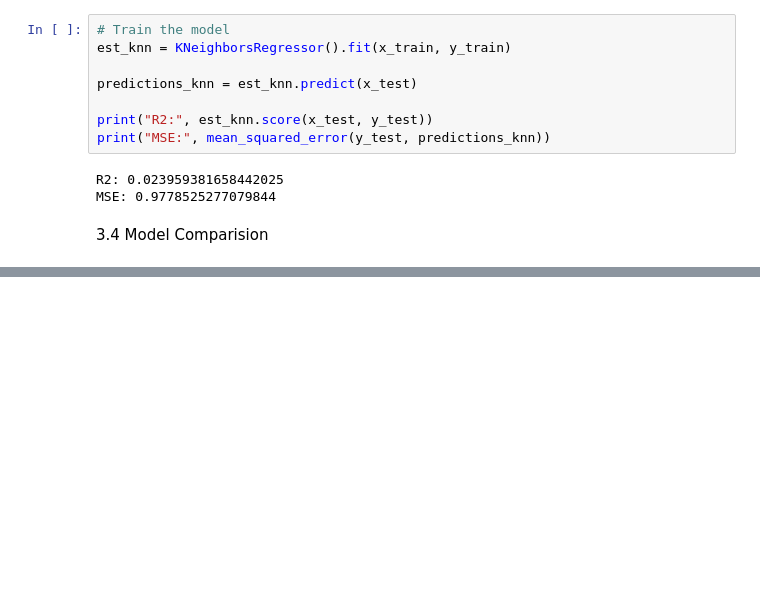
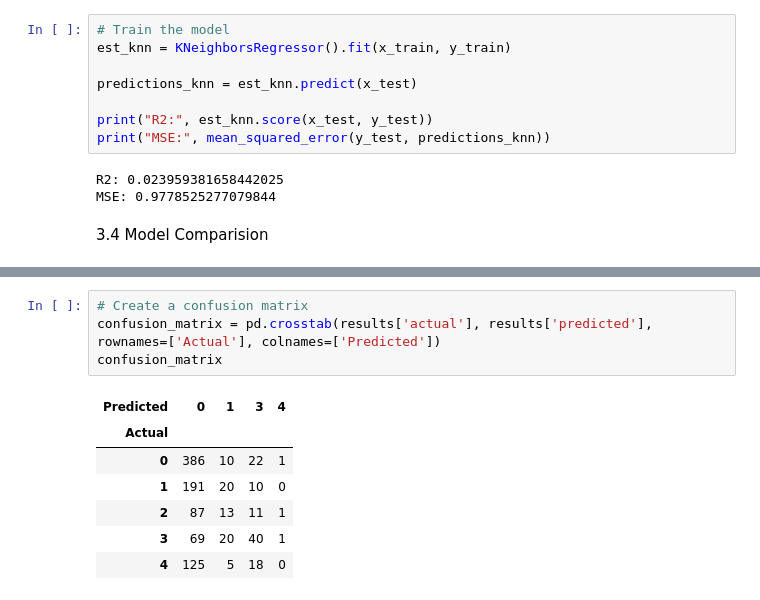
Before and after one commit to Awesomo1/Earthquake-Project, a Jupyter notebook: Earthquake_Modeling.ipynb, the cells around one changed output, grey strips where cells are left out. Saved outputs shown, nothing was run; the diff lists cells and outputs as text; blank space fills up the shorter version.

```diff
--- a/Earthquake_Modeling.ipynb
+++ b/Earthquake_Modeling.ipynb
@@ -279,0 +365,12 @@ plt.show()
+# %%
+# Create a confusion matrix
+confusion_matrix = pd.crosstab(results['actual'], results['predicted'], rownames=['Actual'], colnames=['Predicted'])
+confusion_matrix
+# %% [output]
+| Predicted | 0 | 1 | 3 | 4 |
+| Actual |  |  |  |  |
+| 0 | 386 | 10 | 22 | 1 |
+| 1 | 191 | 20 | 10 | 0 |
+| 2 | 87 | 13 | 11 | 1 |
+| 3 | 69 | 20 | 40 | 1 |
+| 4 | 125 | 5 | 18 | 0 |
```
Also changed, not shown: parts of 18 cells of this notebook.
